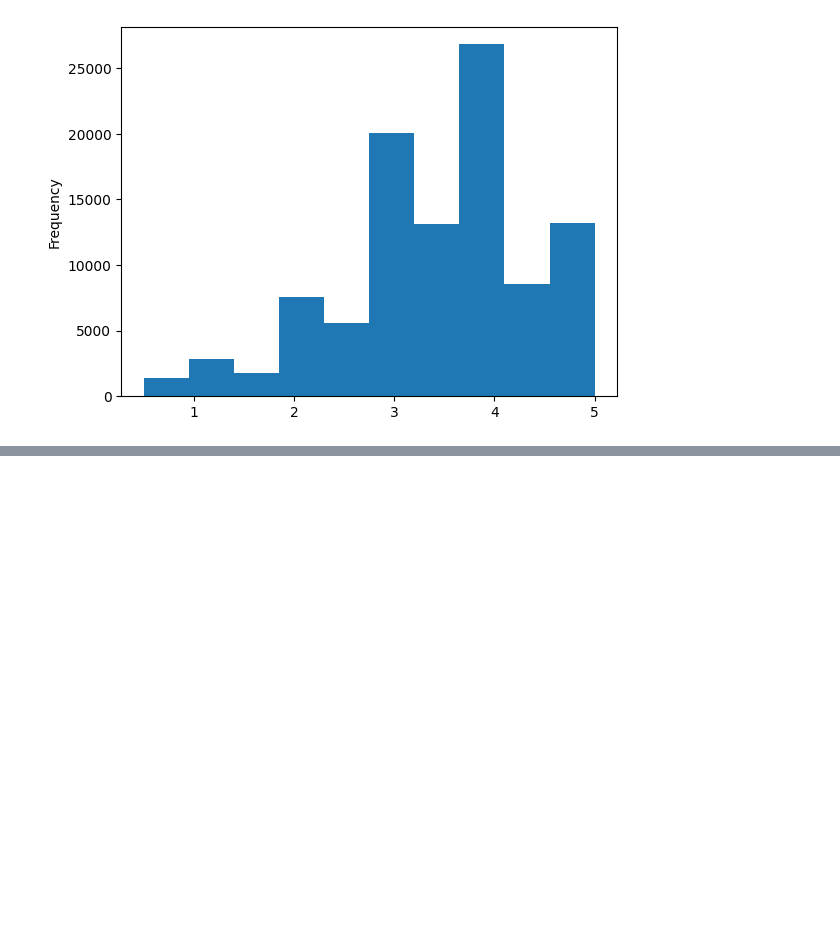
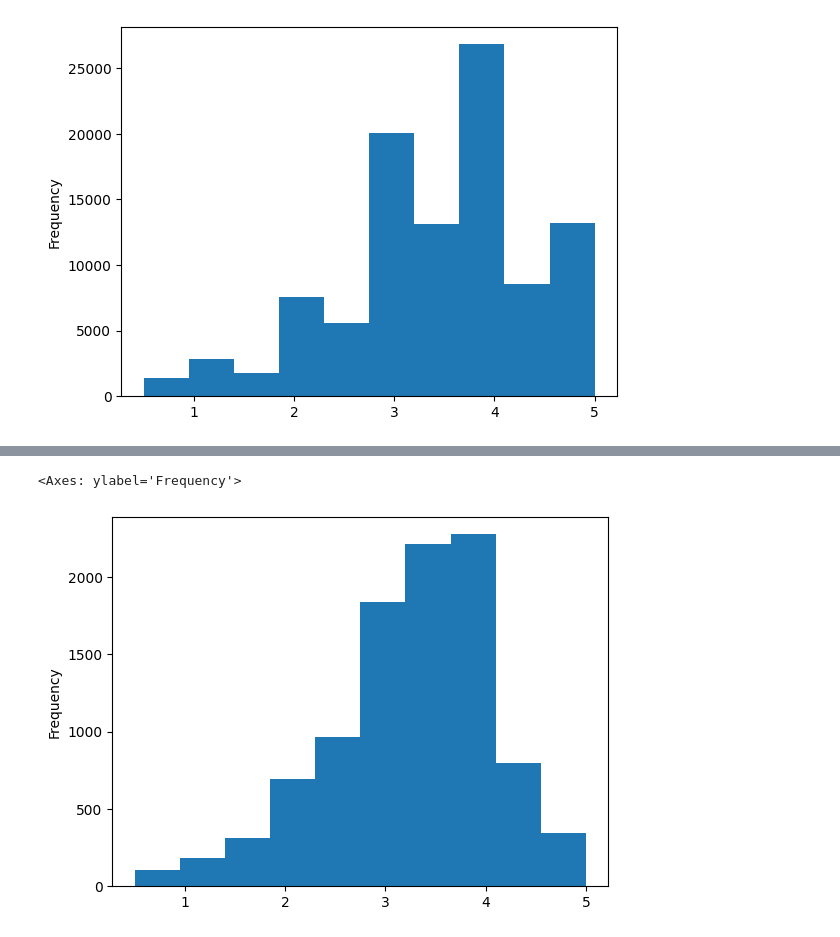
Before and after one commit to romulosilvestre/semanaedatarde, a Jupyter notebook: dia1.ipynb, the cells around one changed output, grey strips where cells are left out. Saved outputs shown, nothing was run; the diff lists cells and outputs as text; code cells hidden in the pictures; blank space fills up the shorter version.

```diff
--- a/dia1.ipynb
+++ b/dia1.ipynb
@@ -293,0 +420,2 @@ df_filmes.avaliacao.plot(kind='hist')
+# %%
+medias_por_filme = df_filmes.groupby('filme_id').mean()['avaliacao']
@@ -293,0 +432,5 @@ df_filmes.avaliacao.plot(kind='hist')
+# %%
+medias_por_filme.plot(kind='hist')
+# %% [output]
+<Axes: ylabel='Frequency'>
+[figure, added]
```
Also changed, not shown: parts of 41 cells of this notebook, 5 other files.
